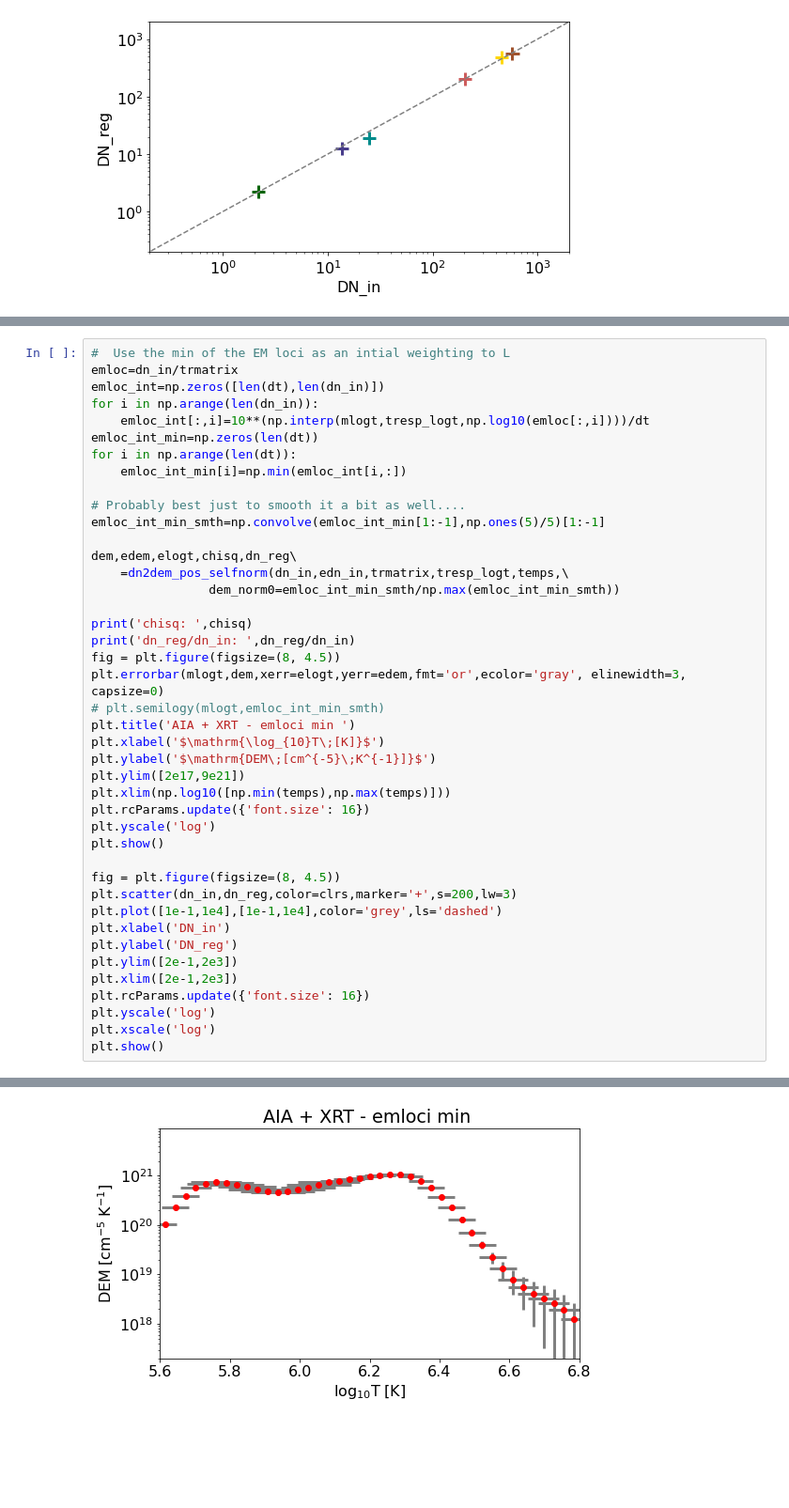
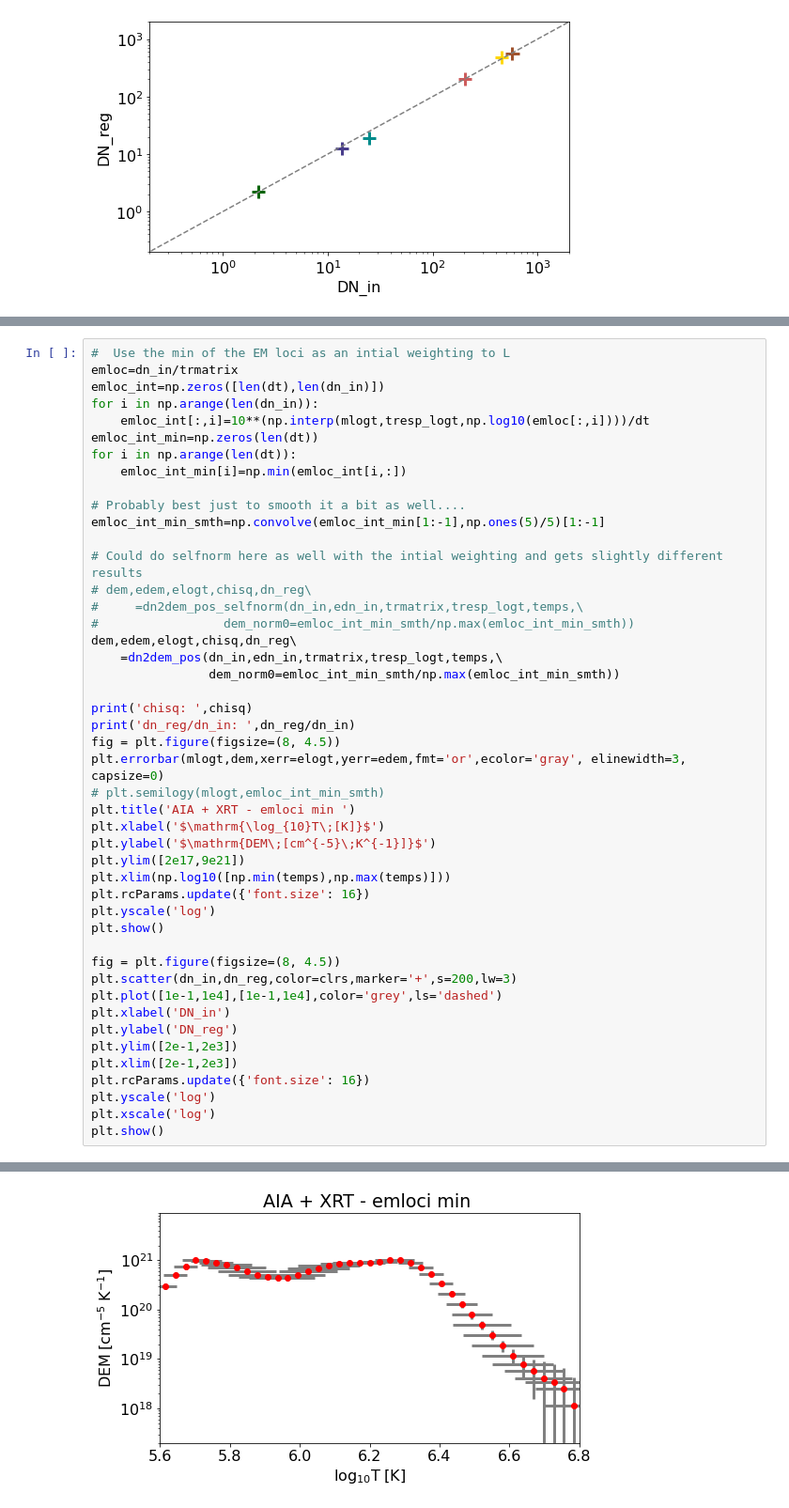
Before and after one commit to ianan/axn_example, a Jupyter notebook: axn_sep2020.ipynb, the cells around one changed output, grey strips where cells are left out. Shown at 94% size. Drawn from its saved outputs; the diff is of its cells as text; blank space fills up the shorter version.

```diff
--- a/axn_sep2020.ipynb
+++ b/axn_sep2020.ipynb
@@ -360,8 +360,12 @@ for i in np.arange(len(dt)):
 # Probably best just to smooth it a bit as well....
 emloc_int_min_smth=np.convolve(emloc_int_min[1:-1],np.ones(5)/5)[1:-1]
 
+# Could do selfnorm here as well with the intial weighting and gets slightly different results
+# dem,edem,elogt,chisq,dn_reg\
+#     =dn2dem_pos_selfnorm(dn_in,edn_in,trmatrix,tresp_logt,temps,\
+#                 dem_norm0=emloc_int_min_smth/np.max(emloc_int_min_smth))
 dem,edem,elogt,chisq,dn_reg\
-    =dn2dem_pos_selfnorm(dn_in,edn_in,trmatrix,tresp_logt,temps,\
+    =dn2dem_pos(dn_in,edn_in,trmatrix,tresp_logt,temps,\
                 dem_norm0=emloc_int_min_smth/np.max(emloc_int_min_smth))
 
 print('chisq: ',chisq)
@@ -396 +400 @@ dn_reg/dn_in:  [0.68843511 0.52693137 1.00874363 0.92061799 0.88474162 0.5738454
-[figure, old version]
+[figure, new version]
```
Also changed, not shown: parts of 4 cells of this notebook.
